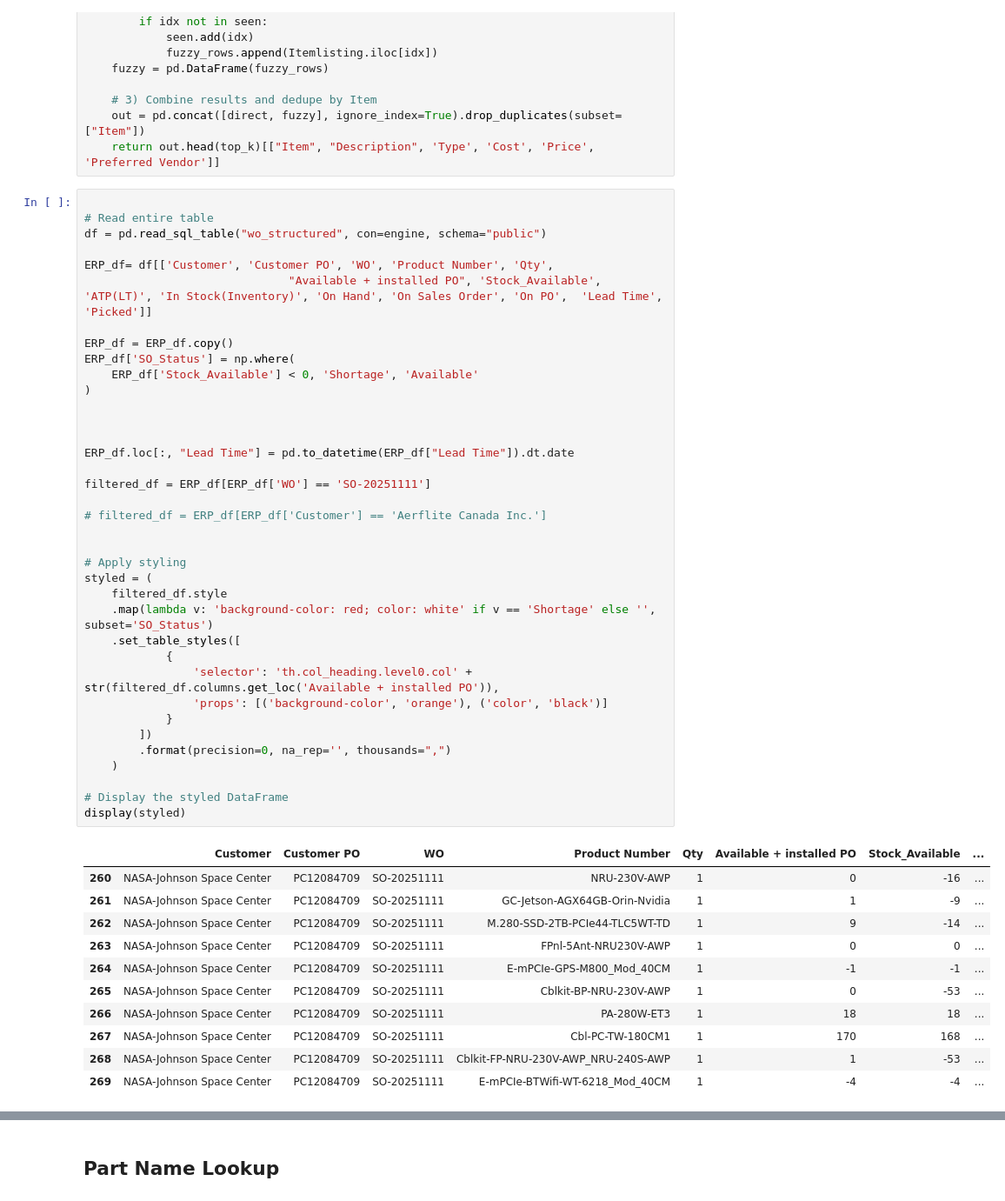
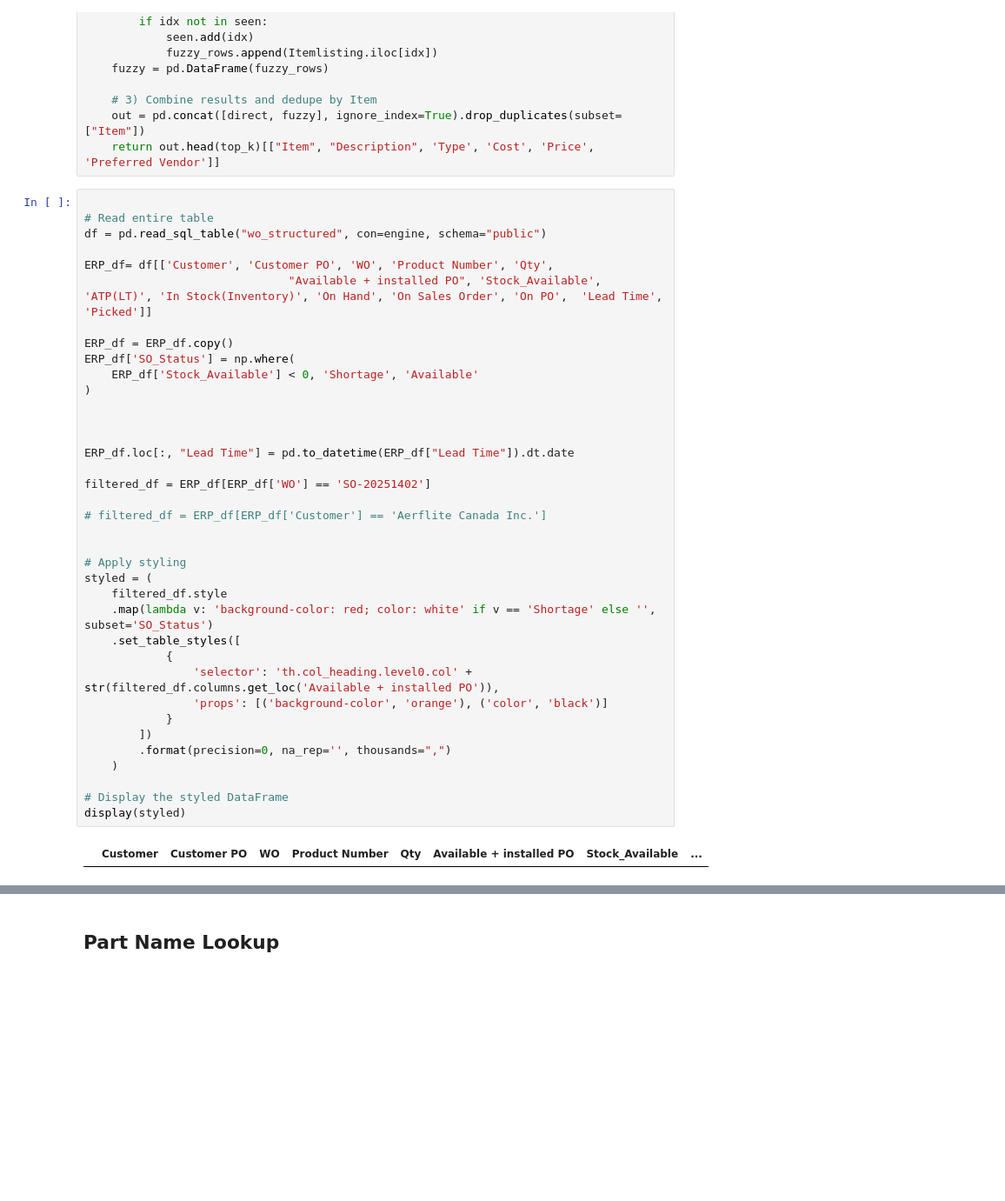
Before and after one commit to playoung2818/ERP_System, a Jupyter notebook: ERP_Dashboard.ipynb, the cells around one changed output, grey strips where cells are left out. Shown at 87% size. Saved outputs shown, nothing was run; the diff lists cells and outputs as text; blank space fills up the shorter version.

```diff
--- a/ERP_Dashboard.ipynb
+++ b/ERP_Dashboard.ipynb
@@ -68,42 +68,32 @@ ERP_df= df[['Customer', 'Customer PO', 'WO', 'Product Number', 'Qty',
 ERP_df = ERP_df.copy()
 ERP_df['SO_Status'] = np.where(
     ERP_df['Stock_Available'] < 0, 'Shortage', 'Available'
 )
 
 
 
 ERP_df.loc[:, "Lead Time"] = pd.to_datetime(ERP_df["Lead Time"]).dt.date
 
-filtered_df = ERP_df[ERP_df['WO'] == 'SO-20251111']
+filtered_df = ERP_df[ERP_df['WO'] == 'SO-20251402']
 
 # filtered_df = ERP_df[ERP_df['Customer'] == 'Aerflite Canada Inc.']
 
 
 # Apply styling
 styled = (
     filtered_df.style
     .map(lambda v: 'background-color: red; color: white' if v == 'Shortage' else '', subset='SO_Status')
     .set_table_styles([
             {
                 'selector': 'th.col_heading.level0.col' + str(filtered_df.columns.get_loc('Available + installed PO')),
                 'props': [('background-color', 'orange'), ('color', 'black')]
             }
         ])
         .format(precision=0, na_rep='', thousands=",")
     )
 
 # Display the styled DataFrame
 display(styled)
 # %% [output]
 |  | Customer | Customer PO | WO | Product Number | Qty | Available + installed PO | Stock_Available | ... |
-| 260 | NASA-Johnson Space Center | PC12084709 | SO-20251111 | NRU-230V-AWP | 1 | 0 | -16 | ... |
-| 261 | NASA-Johnson Space Center | PC12084709 | SO-20251111 | GC-Jetson-AGX64GB-Orin-Nvidia | 1 | 1 | -9 | ... |
-| 262 | NASA-Johnson Space Center | PC12084709 | SO-20251111 | M.280-SSD-2TB-PCIe44-TLC5WT-TD | 1 | 9 | -14 | ... |
-| 263 | NASA-Johnson Space Center | PC12084709 | SO-20251111 | FPnl-5Ant-NRU230V-AWP | 1 | 0 | 0 | ... |
-| 264 | NASA-Johnson Space Center | PC12084709 | SO-20251111 | E-mPCIe-GPS-M800_Mod_40CM | 1 | -1 | -1 | ... |
-| 265 | NASA-Johnson Space Center | PC12084709 | SO-20251111 | Cblkit-BP-NRU-230V-AWP | 1 | 0 | -53 | ... |
-| 266 | NASA-Johnson Space Center | PC12084709 | SO-20251111 | PA-280W-ET3 | 1 | 18 | 18 | ... |
-| 267 | NASA-Johnson Space Center | PC12084709 | SO-20251111 | Cbl-PC-TW-180CM1 | 1 | 170 | 168 | ... |
-| 268 | NASA-Johnson Space Center | PC12084709 | SO-20251111 | Cblkit-FP-NRU-230V-AWP_NRU-240S-AWP | 1 | 1 | -53 | ... |
-| 269 | NASA-Johnson Space Center | PC12084709 | SO-20251111 | E-mPCIe-BTWifi-WT-6218_Mod_40CM | 1 | -4 | -4 | ... |
 # %%
```
Also changed, not shown: parts of 4 cells of this notebook, 2 other files.
